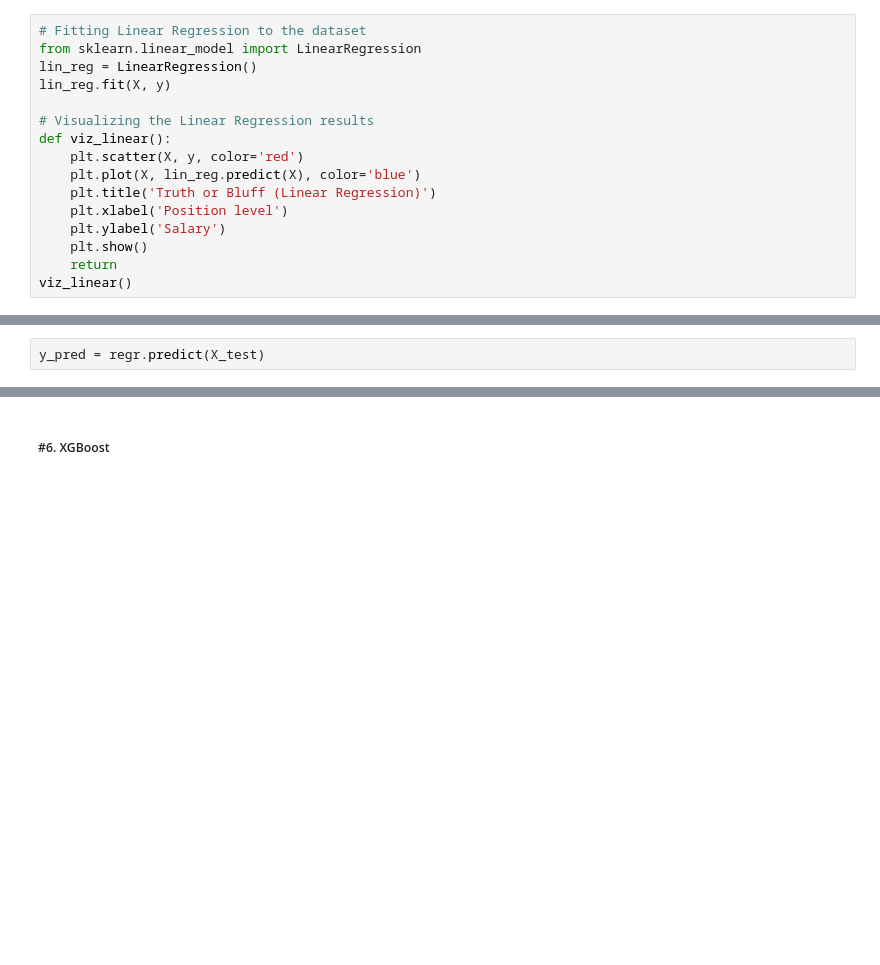
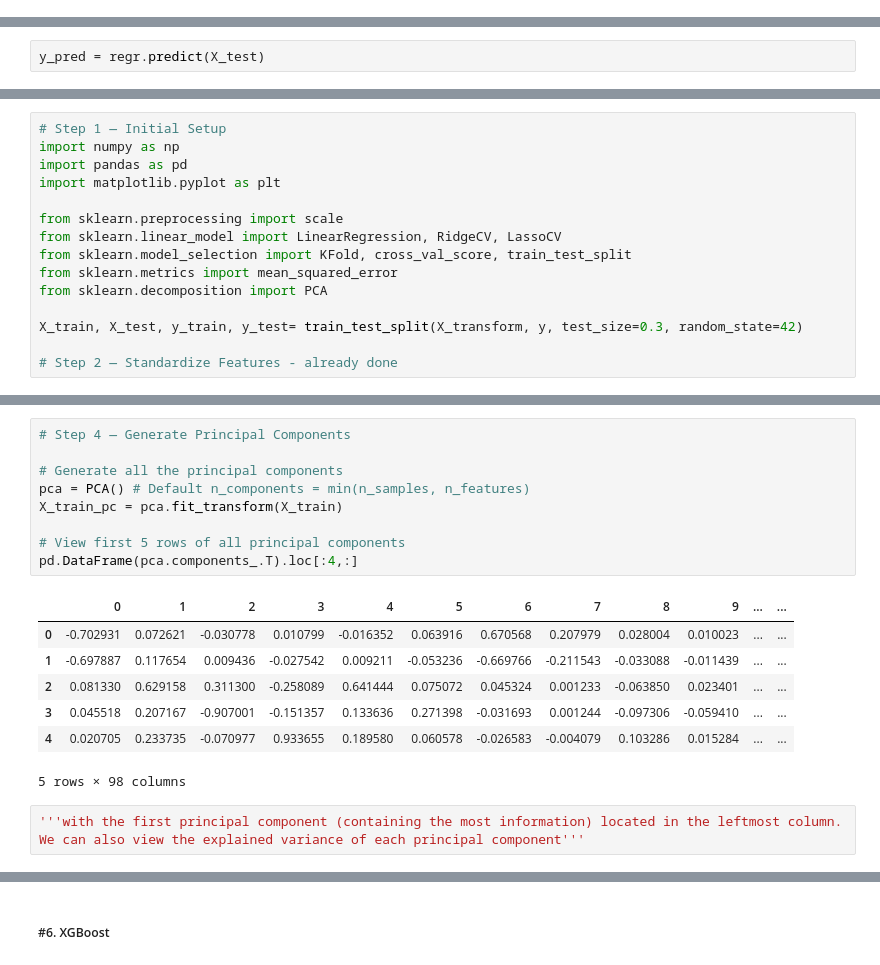
Before and after one commit to irenethebest/Flight_delay_prediction, a Jupyter notebook: modeling_Irene_ver3.ipynb, the cells around one changed output, grey strips where cells are left out. Cells and saved outputs as stored; diff of their text form; blank space fills up the shorter version.

```diff
--- a/modeling_Irene_ver3.ipynb
+++ b/modeling_Irene_ver3.ipynb
@@ -512,16 +512,0 @@ X_train, X_test, y_train, y_test= train_test_split(X_scaled, y, test_size=0.3, r
-# %%
-# Fitting Linear Regression to the dataset
-from sklearn.linear_model import LinearRegression
-lin_reg = LinearRegression()
-lin_reg.fit(X, y)
-
-# Visualizing the Linear Regression results
-def viz_linear():
-    plt.scatter(X, y, color='red')
-    plt.plot(X, lin_reg.predict(X), color='blue')
-    plt.title('Truth or Bluff (Linear Regression)')
-    plt.xlabel('Position level')
-    plt.ylabel('Salary')
-    plt.show()
-    return
-viz_linear()
@@ -646,0 +666,15 @@ clf_rbf = SVC(kernel= 'rbf', random_state=0)
+# %%
+# Step 1 — Initial Setup
+import numpy as np
+import pandas as pd
+import matplotlib.pyplot as plt
+
+from sklearn.preprocessing import scale
+from sklearn.linear_model import LinearRegression, RidgeCV, LassoCV
+from sklearn.model_selection import KFold, cross_val_score, train_test_split
+from sklearn.metrics import mean_squared_error
+from sklearn.decomposition import PCA
+
+X_train, X_test, y_train, y_test= train_test_split(X_transform, y, test_size=0.3, random_state=42)
+
+# Step 2 — Standardize Features - already done
@@ -646,0 +700,20 @@ clf_rbf = SVC(kernel= 'rbf', random_state=0)
+# %%
+# Step 4 — Generate Principal Components
+
+# Generate all the principal components
+pca = PCA() # Default n_components = min(n_samples, n_features)
+X_train_pc = pca.fit_transform(X_train)
+
+# View first 5 rows of all principal components
+pd.DataFrame(pca.components_.T).loc[:4,:]
+# %% [output]
+|  | 0 | 1 | 2 | 3 | 4 | 5 | 6 | 7 | 8 | 9 | ... | ... |
+| 0 | -0.702931 | 0.072621 | -0.030778 | 0.010799 | -0.016352 | 0.063916 | 0.670568 | 0.207979 | 0.028004 | 0.010023 | ... | ... |
+| 1 | -0.697887 | 0.117654 | 0.009436 | -0.027542 | 0.009211 | -0.053236 | -0.669766 | -0.211543 | -0.033088 | -0.011439 | ... | ... |
+| 2 | 0.081330 | 0.629158 | 0.311300 | -0.258089 | 0.641444 | 0.075072 | 0.045324 | 0.001233 | -0.063850 | 0.023401 | ... | ... |
+| 3 | 0.045518 | 0.207167 | -0.907001 | -0.151357 | 0.133636 | 0.271398 | -0.031693 | 0.001244 | -0.097306 | -0.059410 | ... | ... |
+| 4 | 0.020705 | 0.233735 | -0.070977 | 0.933655 | 0.189580 | 0.060578 | -0.026583 | -0.004079 | 0.103286 | 0.015284 | ... | ... |
+5 rows × 98 columns
+# %%
+'''with the first principal component (containing the most information) located in the leftmost column.
+We can also view the explained variance of each principal component'''
```
Also changed, not shown: parts of 69 cells of this notebook, 1 other file.
